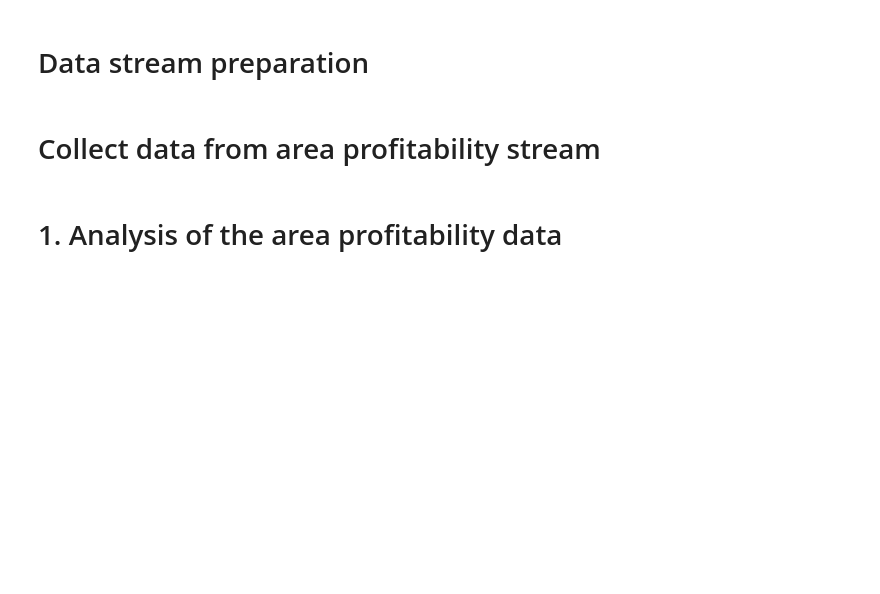
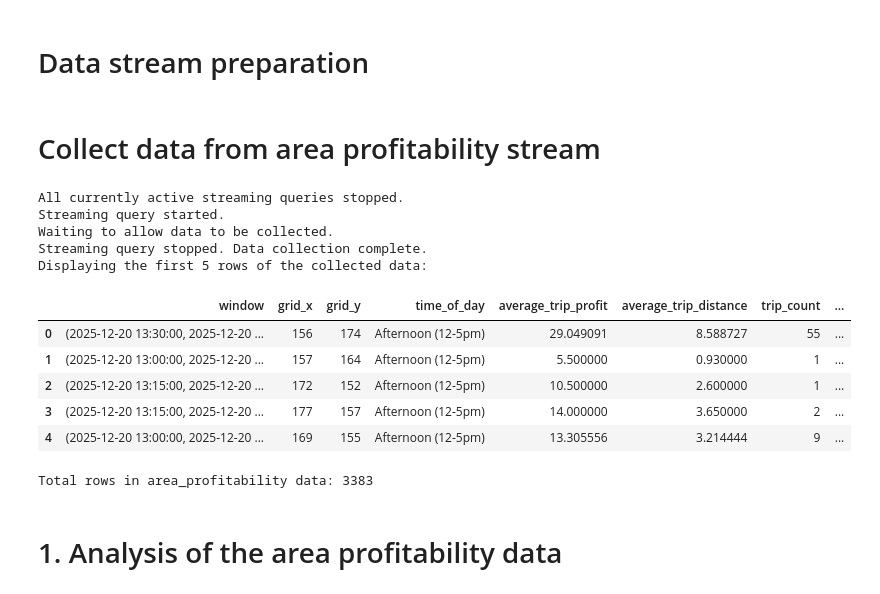
Before and after one commit to aavarela/SPBD_Labs, a Jupyter notebook: projeto2/project.ipynb, the cells around one changed output. Drawn from its saved outputs; the diff is of its cells as text; code cells hidden in the pictures; blank space fills up the shorter version.

```diff
--- a/projeto2/project.ipynb
+++ b/projeto2/project.ipynb
@@ -291,34 +324,47 @@ import pandas as pd
 # Stop any previous active queries
 for q in spark.streams.active:
     q.stop()
 print("All currently active streaming queries stopped.")
 
 # Start a streaming query to collect the data
 data_query = area_profitability \
     .writeStream \
     .outputMode("append") \
     .format("memory") \
     .queryName("collected_data") \
     .start()
 
 print("Streaming query started.")
 
 print("Waiting to allow data to be collected.")
-time.sleep(3600)
+time.sleep(7200)
 
 # Stop the streaming query
 data_query.stop()
 
 print("Streaming query stopped. Data collection complete.")
 
 # Retrieve the collected data from the memory sink into a Pandas DataFrame
 area_profitability_df = spark.sql("SELECT * FROM collected_data").toPandas()
 
 # Display the collected data
 print("Displaying the first 5 rows of the collected data:")
 display(area_profitability_df.head())
 
 print(f"Total rows in area_profitability data: {len(area_profitability_df)}")
+# %% [output]
+All currently active streaming queries stopped.
+Streaming query started.
+Waiting to allow data to be collected.
+Streaming query stopped. Data collection complete.
+Displaying the first 5 rows of the collected data:
+|  | window | grid_x | grid_y | time_of_day | average_trip_profit | average_trip_distance | trip_count | ... |
+| 0 | (2025-12-20 13:30:00, 2025-12-20 ... | 156 | 174 | Afternoon (12-5pm) | 29.049091 | 8.588727 | 55 | ... |
+| 1 | (2025-12-20 13:00:00, 2025-12-20 ... | 157 | 164 | Afternoon (12-5pm) | 5.500000 | 0.930000 | 1 | ... |
+| 2 | (2025-12-20 13:15:00, 2025-12-20 ... | 172 | 152 | Afternoon (12-5pm) | 10.500000 | 2.600000 | 1 | ... |
+| 3 | (2025-12-20 13:15:00, 2025-12-20 ... | 177 | 157 | Afternoon (12-5pm) | 14.000000 | 3.650000 | 2 | ... |
+| 4 | (2025-12-20 13:00:00, 2025-12-20 ... | 169 | 155 | Afternoon (12-5pm) | 13.305556 | 3.214444 | 9 | ... |
+Total rows in area_profitability data: 3383
 # %% [markdown]
 # 1. Analysis of the area profitability data
 # %%
```
Also changed, not shown: parts of 16 cells of this notebook.
